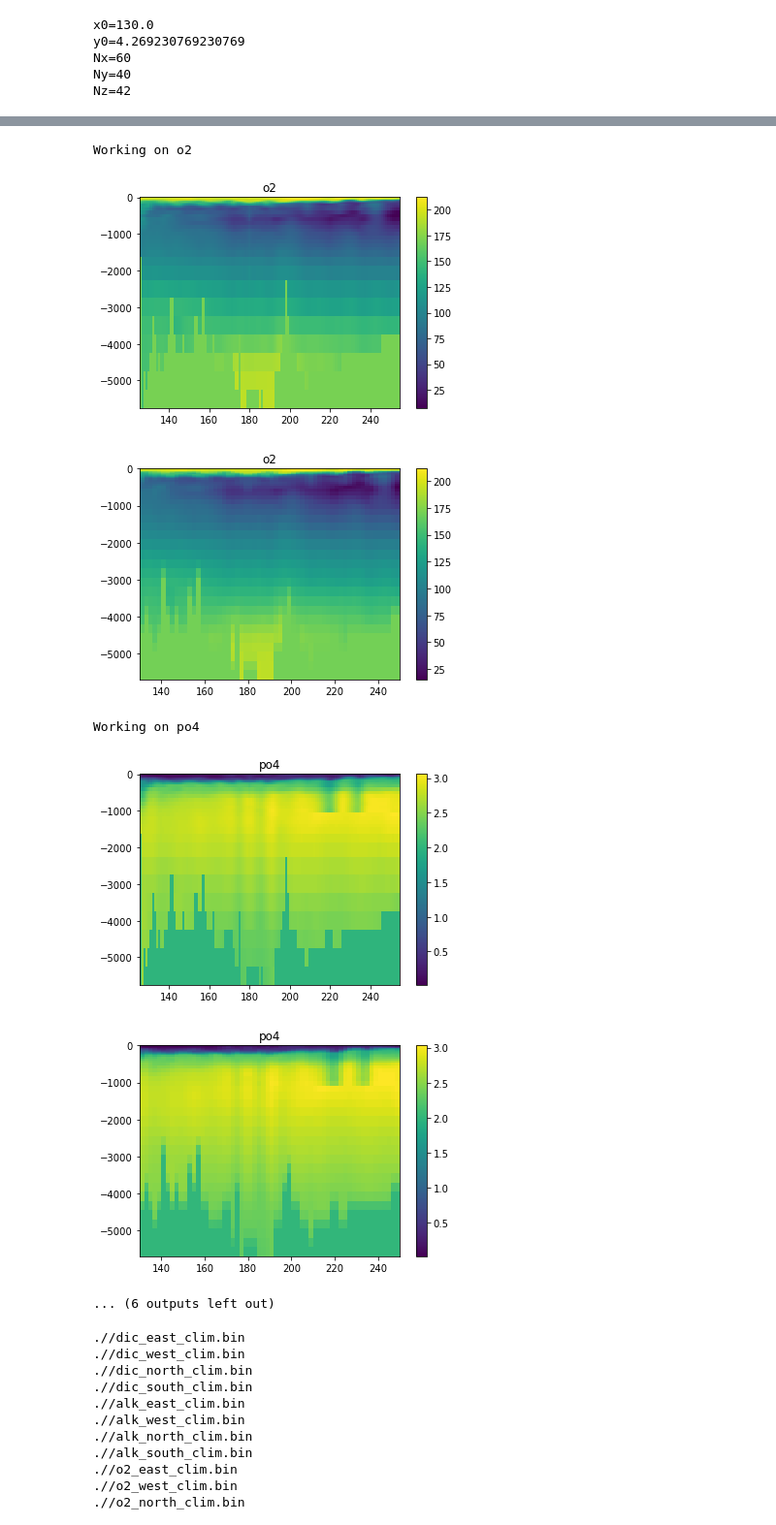
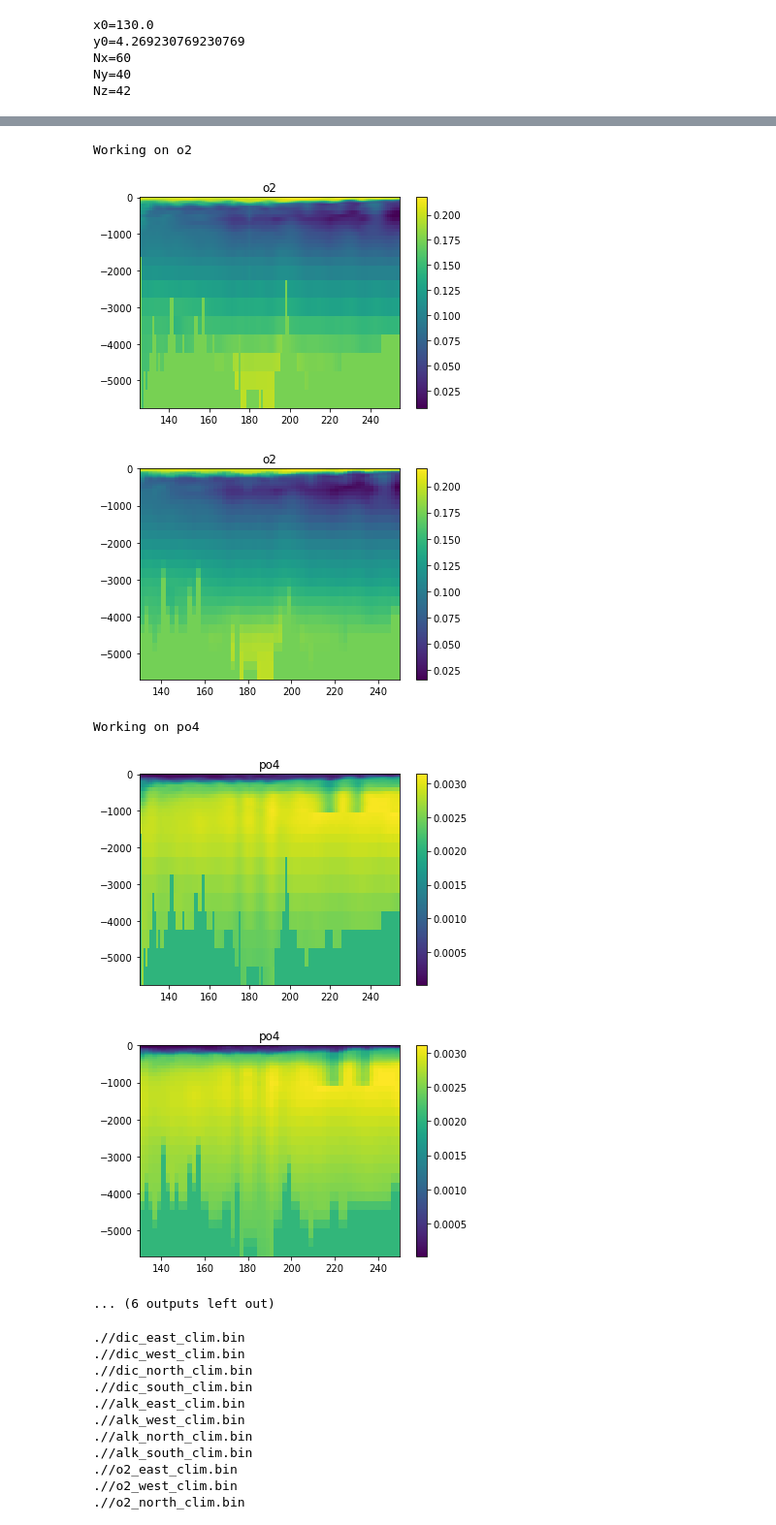
Before and after one commit to takaito1/MITgcm_regional_setup, a Jupyter notebook: create_bgc_openbc.ipynb, the cells around one changed output, grey strips where cells are left out. Shown: that part at 97% size. Cells and saved outputs as stored; diff of their text form; code cells hidden in the pictures.

```diff
--- a/create_bgc_openbc.ipynb
+++ b/create_bgc_openbc.ipynb
@@ -109,7 +109,7 @@ for nv in range(6):
     Jw = np.where((y >= yn[0] - 5) & (y <= yn[-1] + 5))[0]
     # Side boundary condition
     Nz = z.shape[0]
-    tmp= data0
+    tmp= data0*1025e-6
     count=0
 
     # Eastern boundary
@@ -117,7 +117,7 @@ for nv in range(6):
     for k in range(len(z)):
         tmpEk = tmpE[k,:]
         tmpEkm = np.nanmean(tmpEk,axis=0)
-        tmpEk[np.isnan(tmpEk)] = vref[nv]
+        tmpEk[np.isnan(tmpEk)] = vref[nv]*1025e-6
         tmpE[k, :] = tmpEk
     tmpmap = RectBivariateSpline(z, y[Jw], tmpE, kx=1, ky=1)
     tmpE1[nv, count, :, :] =  tmpmap(zn, yn)
@@ -127,7 +127,7 @@ for nv in range(6):
     for k in range(len(z)):
         tmpWk = tmpW[k,:]
         tmpWkm = np.nanmean(tmpWk,axis=0)
-        tmpWk[np.isnan(tmpWk)] = vref[nv]
+        tmpWk[np.isnan(tmpWk)] = vref[nv]*1025e-6
         tmpW[k, :] = tmpWk
     tmpmap = RectBivariateSpline(z, y[Jw],tmpW, kx=1, ky=1)
     tmpW1[nv, count, :, :] =  tmpmap(zn, yn)
@@ -137,7 +137,7 @@ for nv in range(6):
     for k in range(len(z)):
         tmpNk = tmpN[k,:]
         tmpNkm = np.nanmean(tmpNk,axis=0)
-        tmpNk[np.isnan(tmpNk)] = vref[nv]
+        tmpNk[np.isnan(tmpNk)] = vref[nv]*1025e-6
         tmpN[k, :] = tmpNk
     tmpmap = RectBivariateSpline(z, x[Iw],tmpN, kx=1, ky=1)
     tmpN1[nv, count, :, :] =  tmpmap(zn, xn)
@@ -147,7 +147,7 @@ for nv in range(6):
     for k in range(len(z)):
         tmpSk = tmpS[k,:]
         tmpSkm = np.nanmean(tmpSk,axis=0)
-        tmpSk[np.isnan(tmpSk)] = vref[nv]
+        tmpSk[np.isnan(tmpSk)] = vref[nv]*1025e-6
         tmpS[k, :] = tmpSk
     tmpmap = RectBivariateSpline(z, x[Iw],tmpS, kx=1, ky=1)
     tmpS1[nv, count, :, :] =  tmpmap(zn, xn)
@@ -170,9 +170,9 @@ Working on alk
 Working on o2
-[figure, old version]
+[figure, new version]
-[figure, old version]
+[figure, new version]
 Working on po4
-[figure, old version]
+[figure, new version]
-[figure, old version]
+[figure, new version]
 ... (6 outputs left out)
 # %%
 for n in np.arange(1,12,1):
```
Also changed, not shown: parts of 1 cell of this notebook, 1 other file.
